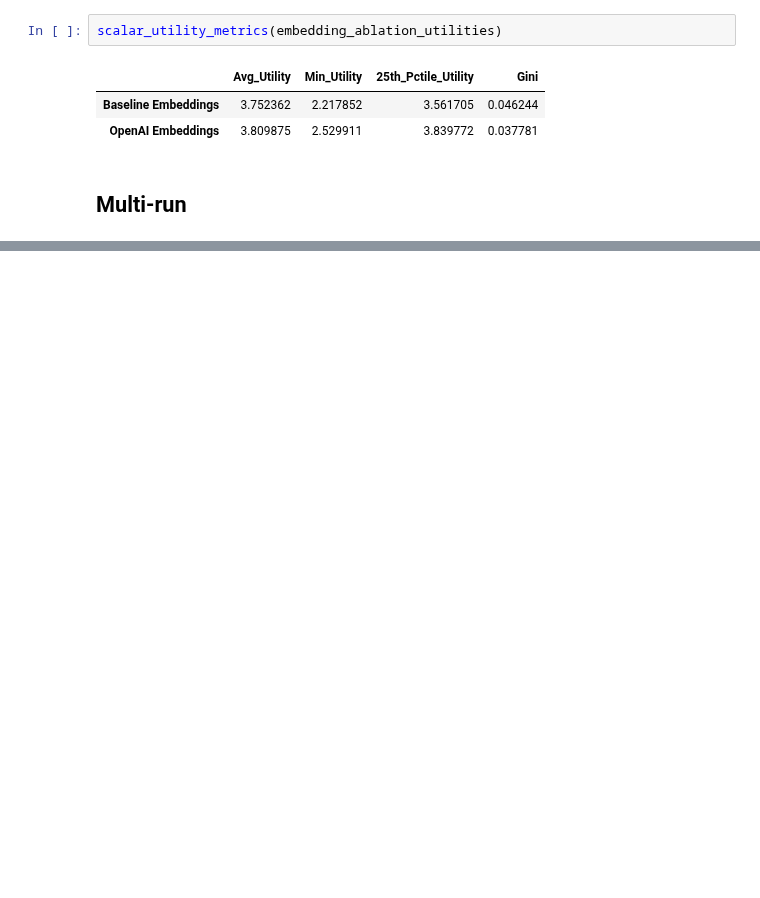
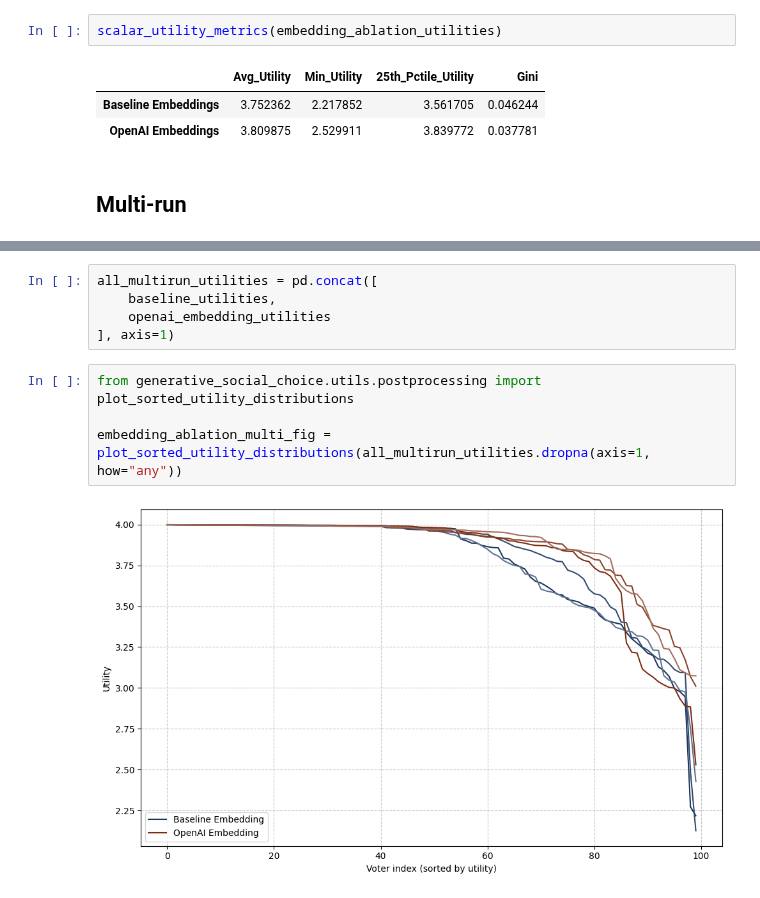
Before and after one commit to aaron-sandoval/generative_social_choice, a Jupyter notebook: generative_social_choice/plots/ablation_embeddings.ipynb, the cells around one changed output, grey strips where cells are left out. Cells and saved outputs as stored; diff of their text form; blank space fills up the shorter version.

Commit message:
Tweak plot colors

```diff
--- a/generative_social_choice/plots/ablation_embeddings.ipynb
+++ b/generative_social_choice/plots/ablation_embeddings.ipynb
@@ -129,0 +136,11 @@ openai_embedding_files
+# %%
+all_multirun_utilities = pd.concat([
+    baseline_utilities,
+    openai_embedding_utilities
+], axis=1)
+# %%
+from generative_social_choice.utils.postprocessing import plot_sorted_utility_distributions
+
+embedding_ablation_multi_fig = plot_sorted_utility_distributions(all_multirun_utilities.dropna(axis=1, how="any"))
+# %% [output]
+[figure, added]
```
Also changed, not shown: parts of 5 cells of this notebook, 1 other file.
